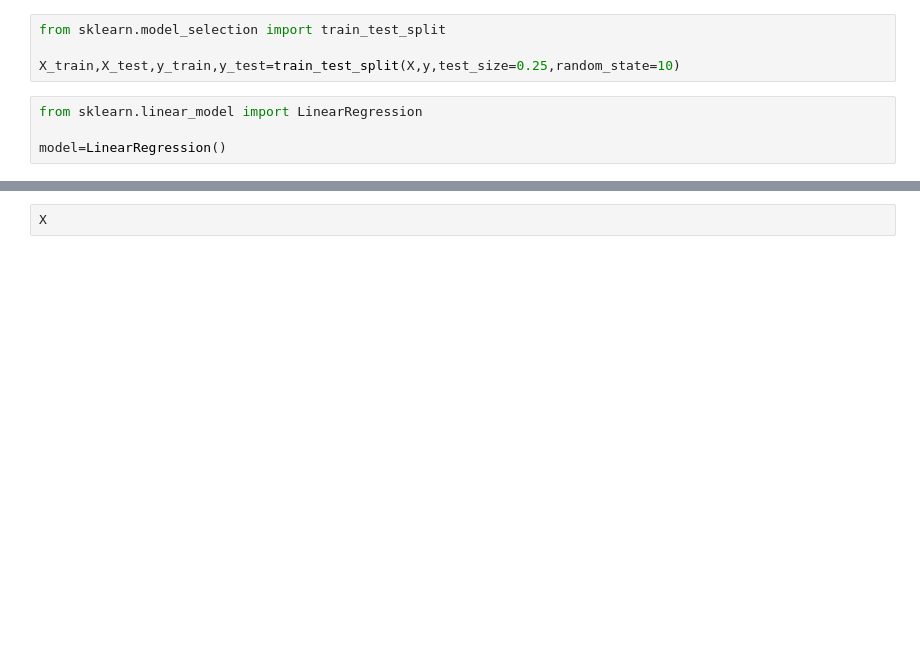
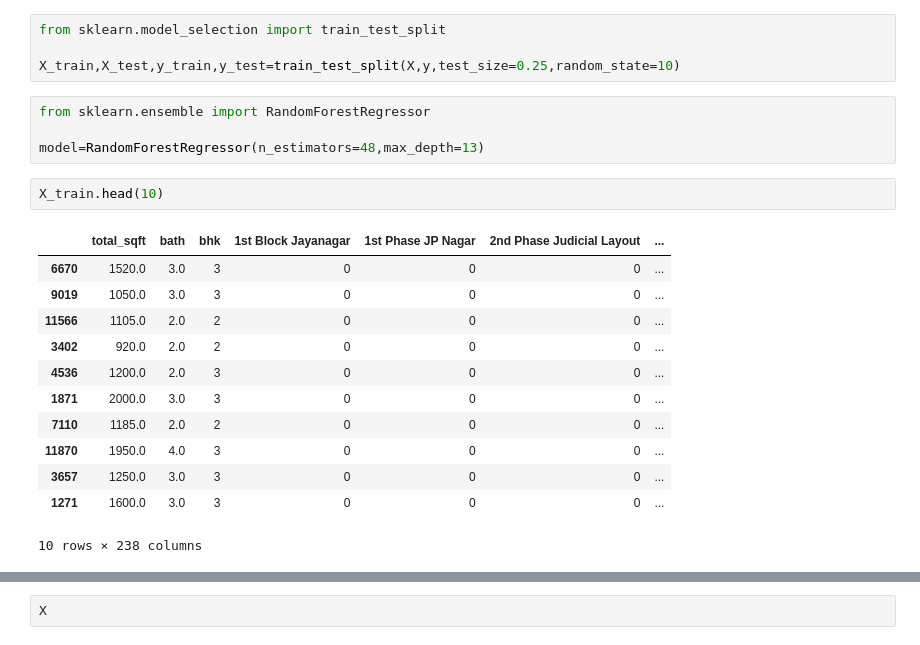
Before and after one commit to kunaldas97/Bengaluru-House-Price-Prediction, a Jupyter notebook: Bengaluru Price Project.ipynb, the cells around one changed output, grey strips where cells are left out. Saved outputs shown, nothing was run; the diff lists cells and outputs as text; blank space fills up the shorter version.

```diff
--- a/Bengaluru Price Project.ipynb
+++ b/Bengaluru Price Project.ipynb
@@ -478,6 +478,21 @@ from sklearn.model_selection import train_test_split
 
 X_train,X_test,y_train,y_test=train_test_split(X,y,test_size=0.25,random_state=10)
 # %%
-from sklearn.linear_model import LinearRegression
+from sklearn.ensemble import RandomForestRegressor
 
-model=LinearRegression()
+model=RandomForestRegressor(n_estimators=48,max_depth=13)
+# %%
+X_train.head(10)
+# %% [output]
+|  | total_sqft | bath | bhk | 1st Block Jayanagar | 1st Phase JP Nagar | 2nd Phase Judicial Layout | ... |
+| 6670 | 1520.0 | 3.0 | 3 | 0 | 0 | 0 | ... |
+| 9019 | 1050.0 | 3.0 | 3 | 0 | 0 | 0 | ... |
+| 11566 | 1105.0 | 2.0 | 2 | 0 | 0 | 0 | ... |
+| 3402 | 920.0 | 2.0 | 2 | 0 | 0 | 0 | ... |
+| 4536 | 1200.0 | 2.0 | 3 | 0 | 0 | 0 | ... |
+| 1871 | 2000.0 | 3.0 | 3 | 0 | 0 | 0 | ... |
+| 7110 | 1185.0 | 2.0 | 2 | 0 | 0 | 0 | ... |
+| 11870 | 1950.0 | 4.0 | 3 | 0 | 0 | 0 | ... |
+| 3657 | 1250.0 | 3.0 | 3 | 0 | 0 | 0 | ... |
+| 1271 | 1600.0 | 3.0 | 3 | 0 | 0 | 0 | ... |
+10 rows × 238 columns
```
Also changed, not shown: parts of 6 cells of this notebook.
